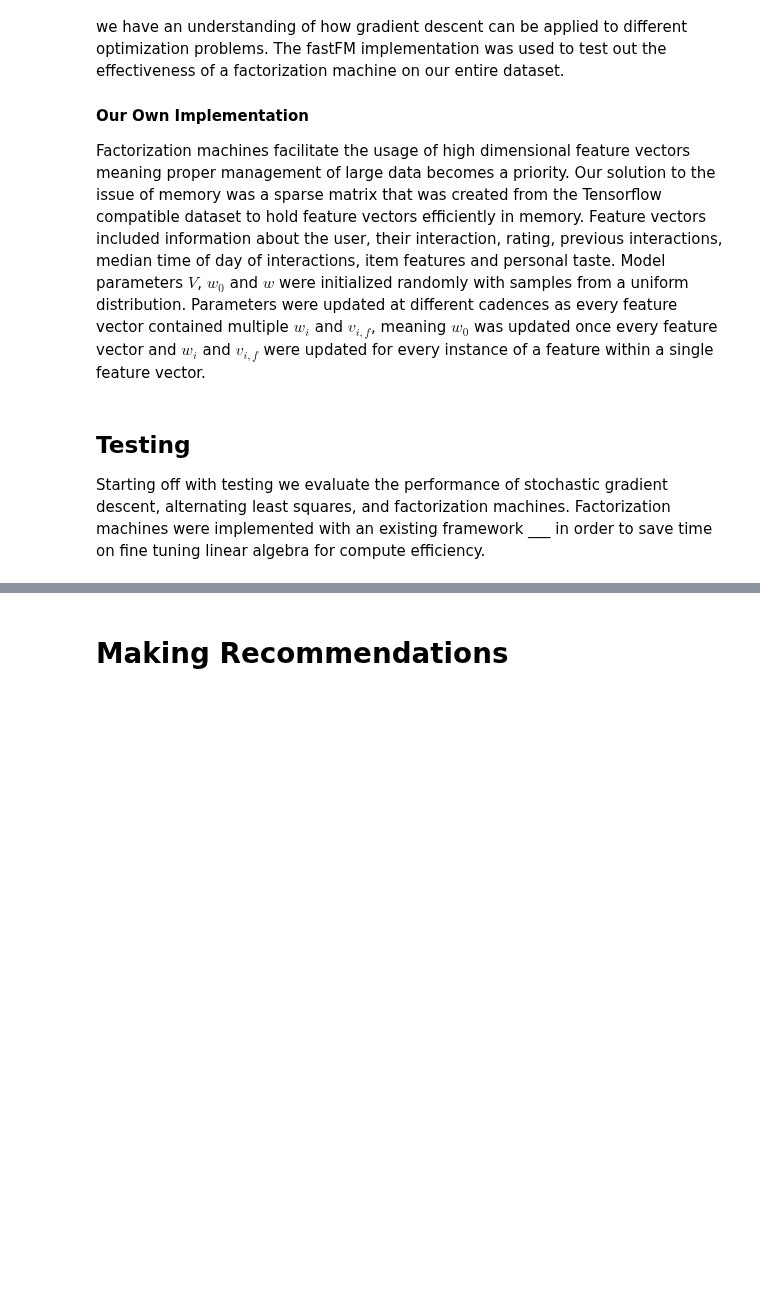
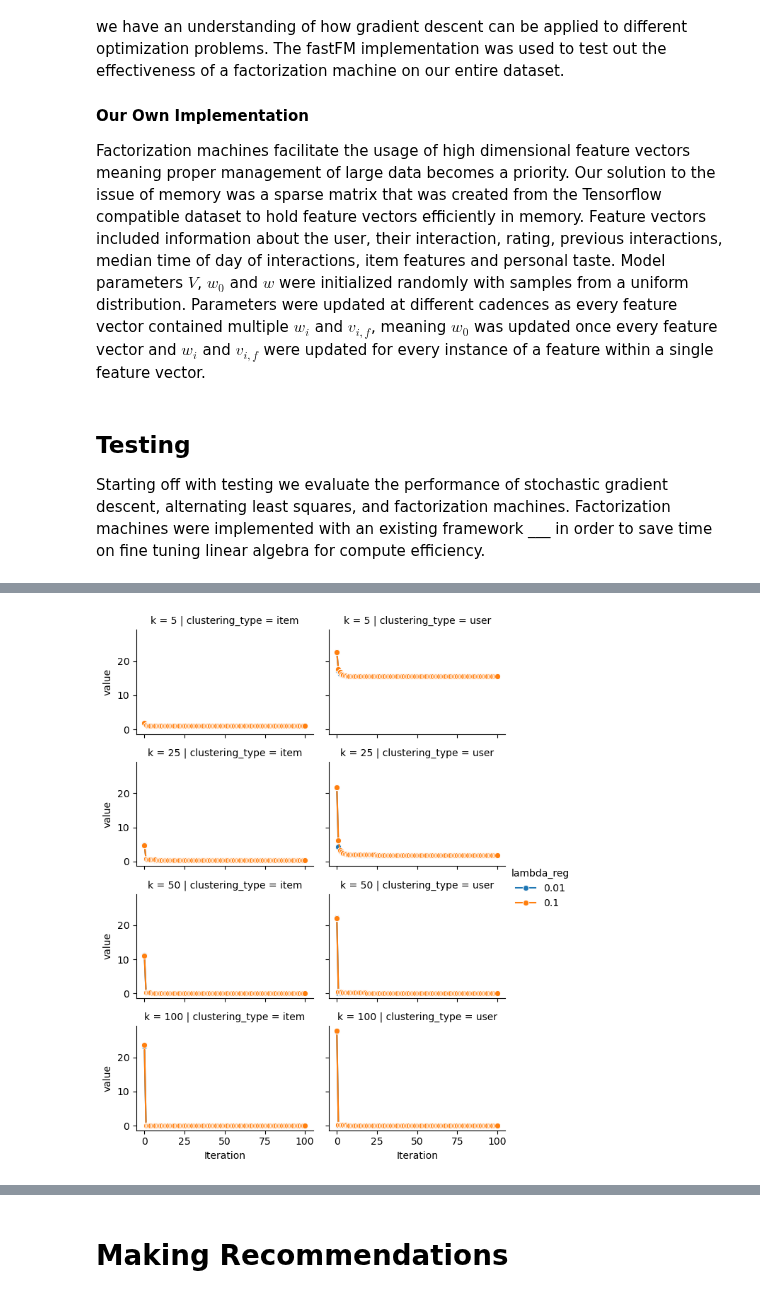
Before and after one commit to nicholas-rf/RecommenderProject, a Jupyter notebook: Modelling/model_report.ipynb, the cells around one changed output, grey strips where cells are left out. Drawn from its saved outputs; the diff is of its cells as text; code cells hidden in the pictures; blank space fills up the shorter version.

```diff
--- a/Modelling/model_report.ipynb
+++ b/Modelling/model_report.ipynb
@@ -263,0 +345,7 @@ Starting off with testing we evaluate the performance of stochastic gradient des
+# %%
+g = sns.FacetGrid(ALS_melt, col = 'clustering_type', row="k", hue="lambda_reg", aspect=1.5)
+g.map(sns.lineplot, "Iteration", "value", marker="o", errorbar=None)
+g.add_legend()
+plt.show()
+# %% [output]
+[figure, added]
```
Also changed, not shown: parts of 35 cells of this notebook, 9 other files.
